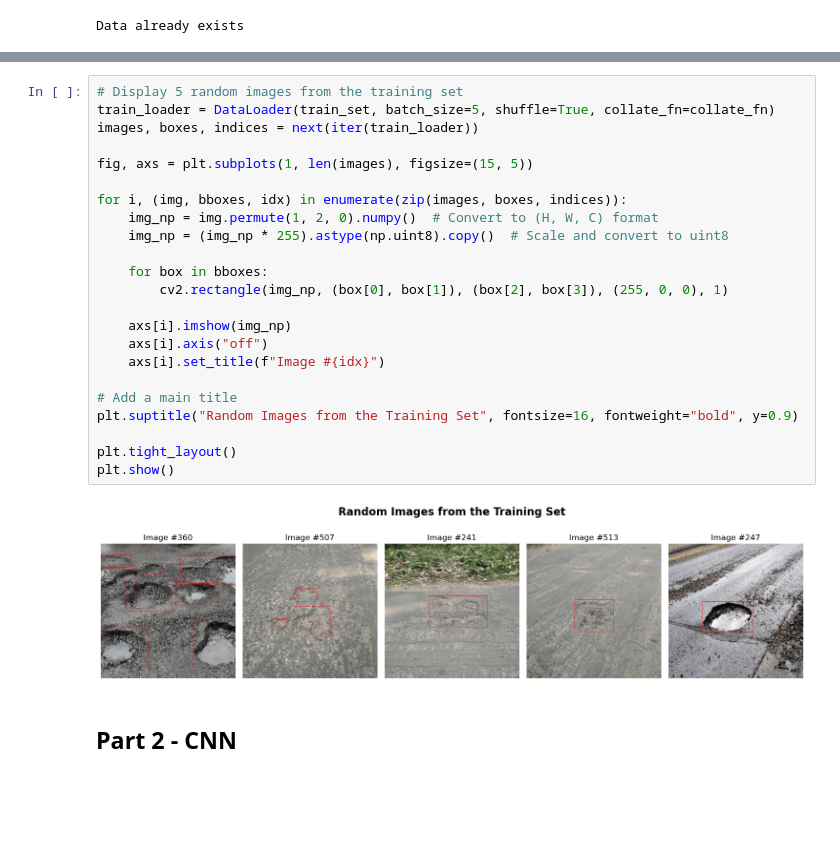
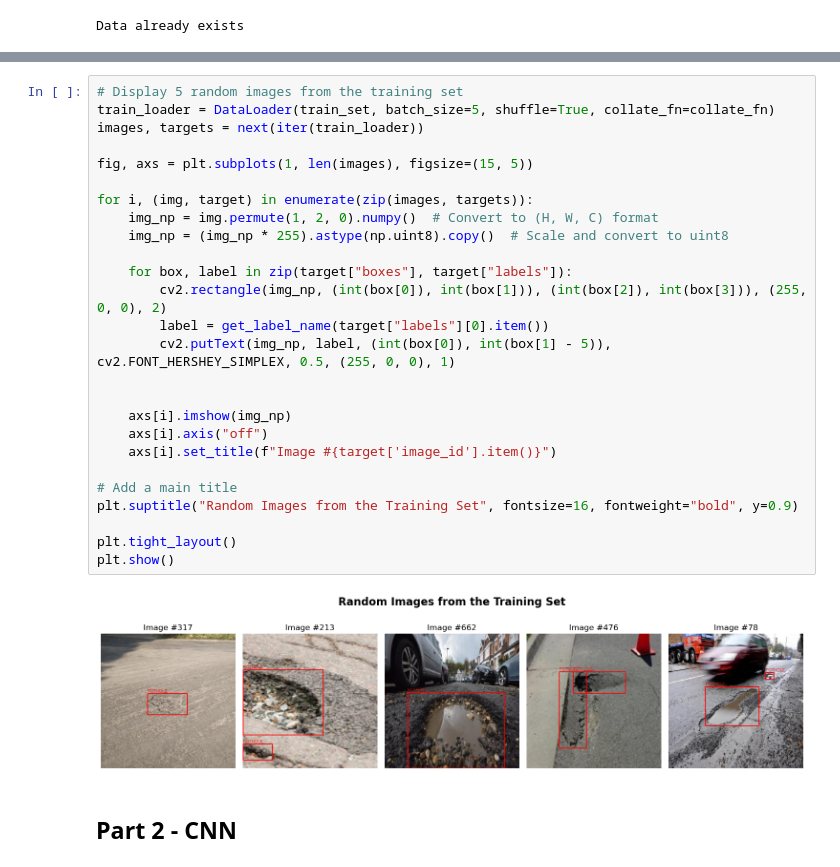
Before and after one commit to Itai-b/046211-Deep-Learning, a Jupyter notebook: project.ipynb, the cells around one changed output, grey strips where cells are left out. Cells and saved outputs as stored; diff of their text form; blank space fills up the shorter version.

Commit message:
fix code to work with labels

```diff
--- a/project.ipynb
+++ b/project.ipynb
@@ -217,28 +238,31 @@ Test set size: 133 - 20.06%
 # %%
 # Display 5 random images from the training set
 train_loader = DataLoader(train_set, batch_size=5, shuffle=True, collate_fn=collate_fn)
-images, boxes, indices = next(iter(train_loader))
+images, targets = next(iter(train_loader))
 
 fig, axs = plt.subplots(1, len(images), figsize=(15, 5))
 
-for i, (img, bboxes, idx) in enumerate(zip(images, boxes, indices)):
+for i, (img, target) in enumerate(zip(images, targets)):
     img_np = img.permute(1, 2, 0).numpy()  # Convert to (H, W, C) format
     img_np = (img_np * 255).astype(np.uint8).copy()  # Scale and convert to uint8
 
-    for box in bboxes:
-        cv2.rectangle(img_np, (box[0], box[1]), (box[2], box[3]), (255, 0, 0), 1)
+    for box, label in zip(target["boxes"], target["labels"]):
+        cv2.rectangle(img_np, (int(box[0]), int(box[1])), (int(box[2]), int(box[3])), (255, 0, 0), 2)
+        label = get_label_name(target["labels"][0].item())
+        cv2.putText(img_np, label, (int(box[0]), int(box[1] - 5)), cv2.FONT_HERSHEY_SIMPLEX, 0.5, (255, 0, 0), 1)
+
 
     axs[i].imshow(img_np)
     axs[i].axis("off")
-    axs[i].set_title(f"Image #{idx}")
+    axs[i].set_title(f"Image #{target['image_id'].item()}")
 
 # Add a main title
 plt.suptitle("Random Images from the Training Set", fontsize=16, fontweight="bold", y=0.9)
 
 plt.tight_layout()
 plt.show()
 # %% [output]
-[figure, old version]
+[figure, new version]
 # %% [markdown]
 ## Part 2 - CNN
 # %%
```
Also changed, not shown: parts of 8 cells of this notebook.
